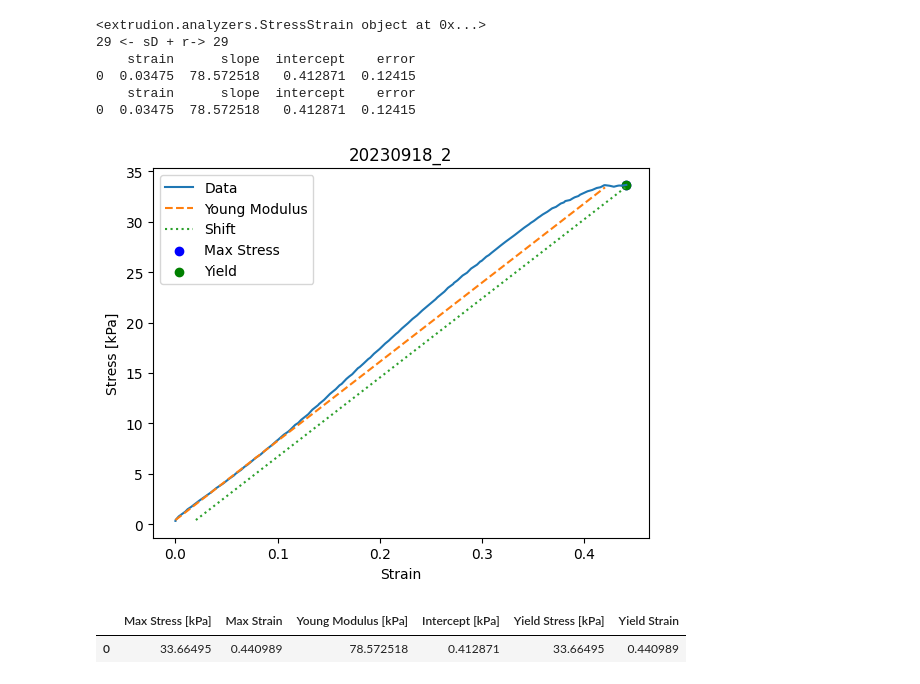
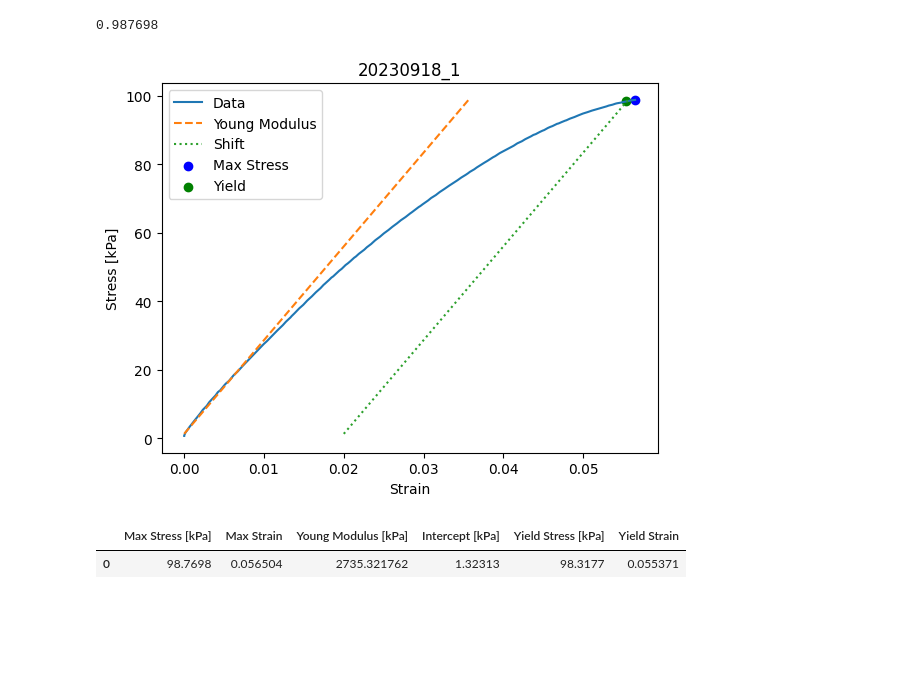
Before and after one commit to azzarip/extrudion_py, a Jupyter notebook: test.ipynb, the cells around one changed output. Saved outputs shown, nothing was run; the diff lists cells and outputs as text; code cells hidden in the pictures; blank space fills up the shorter version.

Commit message:
fixed sample_area

```diff
--- a/test.ipynb
+++ b/test.ipynb
@@ -59,13 +7,15 @@ The plots folder contains all the figures
+# %%
+import pandas as pd
+df = pd.read_table('data/20230918_1.TRA', header = [3], encoding = 'ANSI', sep = ',')
+df['N'].max()
+# %% [output]
+0.987698
 # %%
-from extrudion.files import TRAFile
-TRAFile('20230918_2.TRA', '.\data').analyze({'sample_area': 9, 'initial_length': 20})
+import extrudion.files as ex
+file = ex.TRAFile('20230918_1.TRA', 'data')
+
+file.analyze({'sample_area': 10, 'initial_length': 100})
 # %% [output]
-<extrudion.analyzers.StressStrain object at 0x...>
-29 <- sD + r-> 29
-    strain      slope  intercept    error
-0  0.03475  78.572518   0.412871  0.12415
-    strain      slope  intercept    error
-0  0.03475  78.572518   0.412871  0.12415
-[figure, old version]
+[figure, new version]
 |  | Max Stress [kPa] | Max Strain | Young Modulus [kPa] | Intercept [kPa] | Yield Stress [kPa] | Yield Strain |
-| 0 | 33.66495 | 0.440989 | 78.572518 | 0.412871 | 33.66495 | 0.440989 |
+| 0 | 98.7698 | 0.056504 | 2735.321762 | 1.32313 | 98.3177 | 0.055371 |
```
Also changed, not shown: parts of 3 cells of this notebook, 3 other files.
